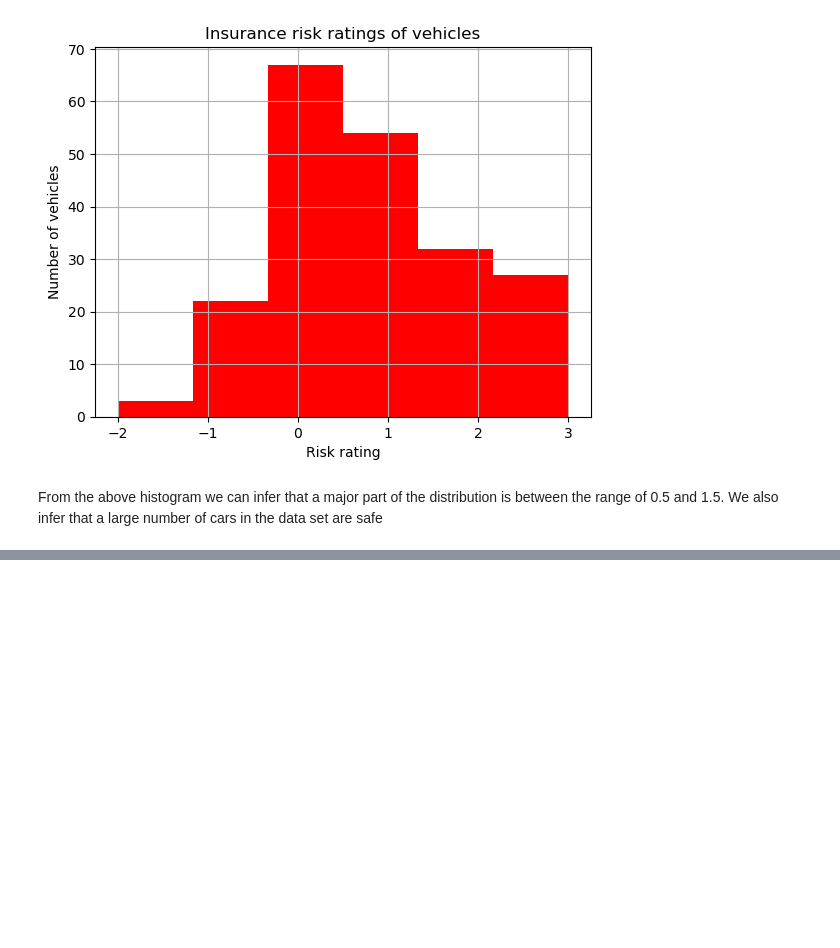
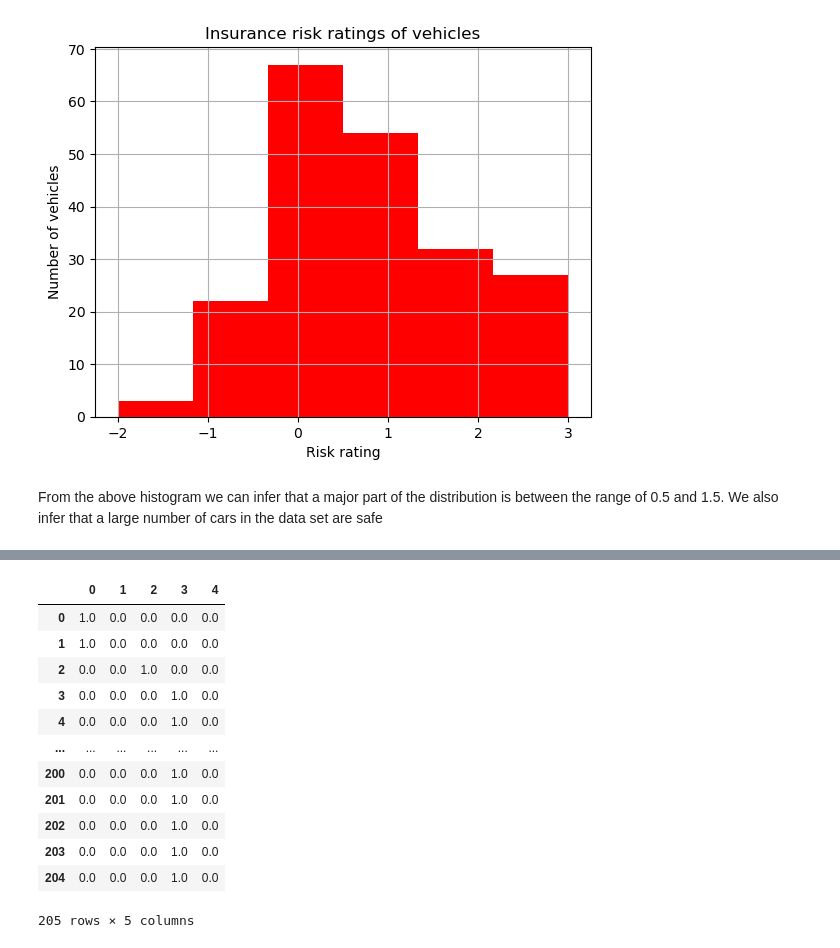
Before and after one commit to deAlgorithm/Data_Mining, a Jupyter notebook: Notebooks/Exploratory Data Analysis on Automobile Dataset.ipynb, the cells around one changed output, grey strips where cells are left out. Drawn from its saved outputs; the diff is of its cells as text; code cells hidden in the pictures; blank space fills up the shorter version.

```diff
--- a/Notebooks/Exploratory Data Analysis on Automobile Dataset.ipynb
+++ b/Notebooks/Exploratory Data Analysis on Automobile Dataset.ipynb
@@ -437,0 +500,6 @@ From the above histogram we can infer that a major part of the distribution is b
+# %%
+# label encoding
+from sklearn import preprocessing
+from sklearn.preprocessing import LabelEncoder
+labelencoder = LabelEncoder()
+data['body-style'] = labelencoder.fit_transform(data['body-style'])
@@ -437,0 +545,22 @@ From the above histogram we can infer that a major part of the distribution is b
+# %%
+# one hot encoding
+from sklearn.preprocessing import OneHotEncoder
+enc = OneHotEncoder(handle_unknown='ignore')
+enc_df  = pd.DataFrame(enc.fit_transform(data[['body-style']]).toarray())
+# %%
+# data  after one hot encoding
+enc_df
+# %% [output]
+|  | 0 | 1 | 2 | 3 | 4 |
+| 0 | 1.0 | 0.0 | 0.0 | 0.0 | 0.0 |
+| 1 | 1.0 | 0.0 | 0.0 | 0.0 | 0.0 |
+| 2 | 0.0 | 0.0 | 1.0 | 0.0 | 0.0 |
+| 3 | 0.0 | 0.0 | 0.0 | 1.0 | 0.0 |
+| 4 | 0.0 | 0.0 | 0.0 | 1.0 | 0.0 |
+| ... | ... | ... | ... | ... | ... |
+| 200 | 0.0 | 0.0 | 0.0 | 1.0 | 0.0 |
+| 201 | 0.0 | 0.0 | 0.0 | 1.0 | 0.0 |
+| 202 | 0.0 | 0.0 | 0.0 | 1.0 | 0.0 |
+| 203 | 0.0 | 0.0 | 0.0 | 1.0 | 0.0 |
+| 204 | 0.0 | 0.0 | 0.0 | 1.0 | 0.0 |
+205 rows × 5 columns
```
Also changed, not shown: parts of 7 cells of this notebook, 1 other file.
